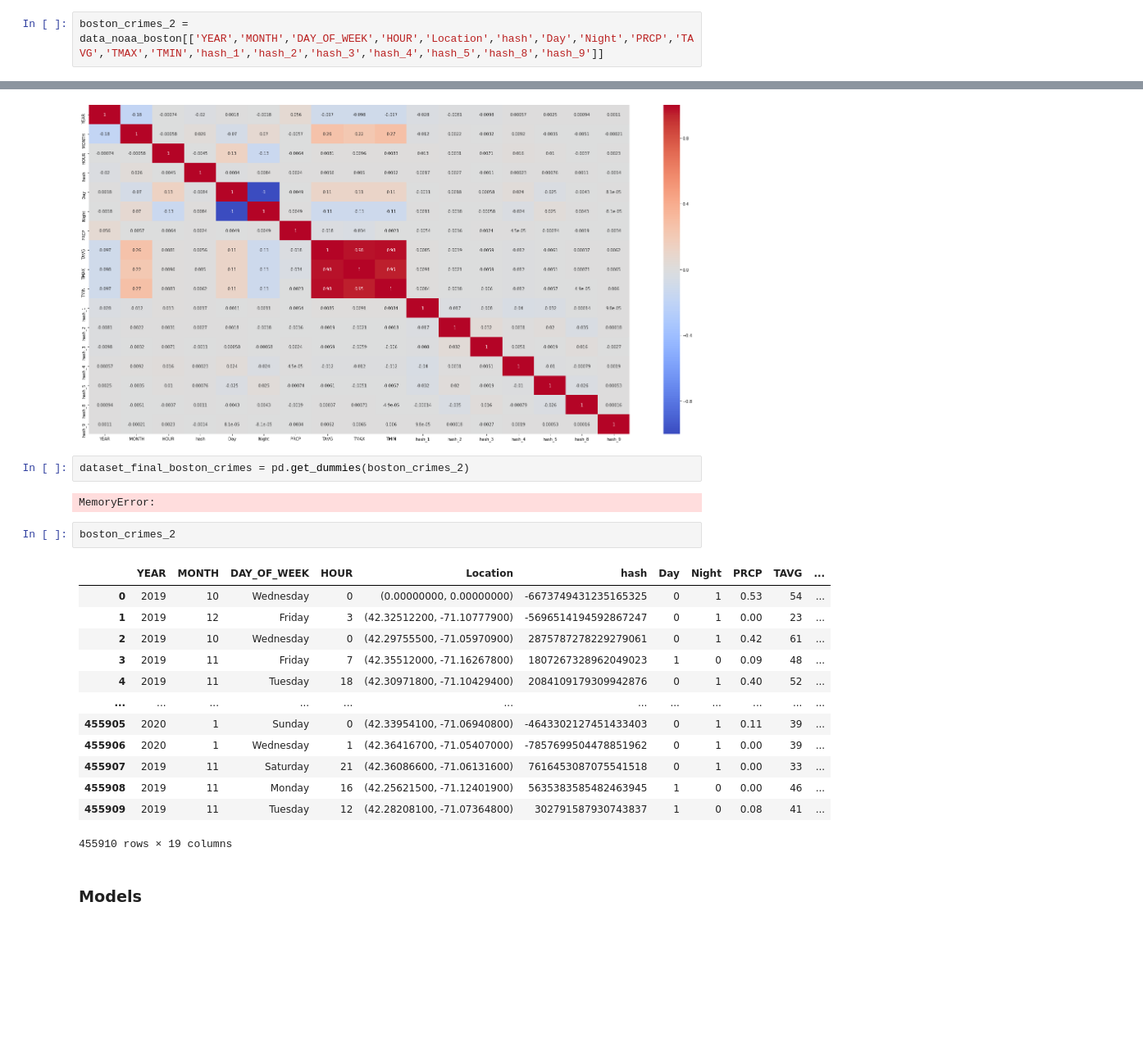
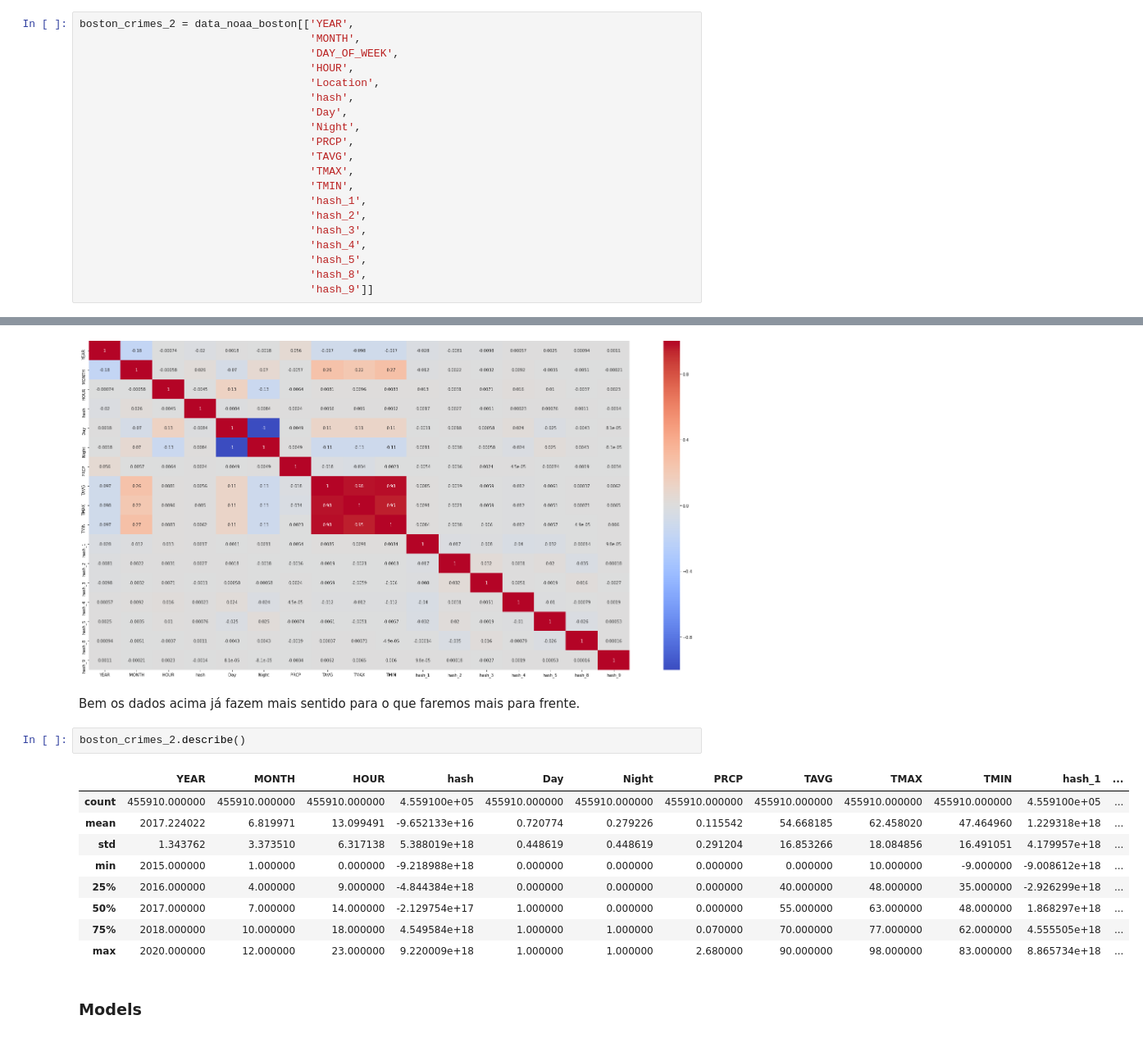
Before and after one commit to pabloazevedo/PortifolioDS, a Jupyter notebook: Boston Crimes.ipynb, the cells around one changed output, grey strips where cells are left out. Shown at 82% size. Drawn from its saved outputs; the diff is of its cells as text; blank space fills up the shorter version.

```diff
--- a/Boston Crimes.ipynb
+++ b/Boston Crimes.ipynb
@@ -359,5 +412,23 @@ data_noaa_boston.info()
 # %%
-boston_crimes_2 = data_noaa_boston[['YEAR','MONTH','DAY_OF_WEEK','HOUR','Location','hash','Day','Night','PRCP','TAVG','TMAX','TMIN','hash_1','hash_2','hash_3','hash_4','hash_5','hash_8','hash_9']]
+boston_crimes_2 = data_noaa_boston[['YEAR',
+                                    'MONTH',
+                                    'DAY_OF_WEEK',
+                                    'HOUR',
+                                    'Location',
+                                    'hash',
+                                    'Day',
+                                    'Night',
+                                    'PRCP',
+                                    'TAVG',
+                                    'TMAX',
+                                    'TMIN',
+                                    'hash_1',
+                                    'hash_2',
+                                    'hash_3',
+                                    'hash_4',
+                                    'hash_5',
+                                    'hash_8',
+                                    'hash_9']]
 # %%
 plt.figure(figsize=(30,15))
 sns.heatmap(boston_crimes_2.corr(),
@@ -367,25 +438,19 @@ sns.heatmap(boston_crimes_2.corr(),
 # %% [output]
 <matplotlib.axes._subplots.AxesSubplot at 0x...>
 [figure]
-# %%
-dataset_final_boston_crimes = pd.get_dummies(boston_crimes_2)
-# %% [output]
-MemoryError:
+# %% [markdown]
+Bem os dados acima já fazem mais sentido para o que faremos mais para frente.
 # %%
-boston_crimes_2
+boston_crimes_2.describe()
 # %% [output]
-|  | YEAR | MONTH | DAY_OF_WEEK | HOUR | Location | hash | Day | Night | PRCP | TAVG | ... |
-| 0 | 2019 | 10 | Wednesday | 0 | (0.00000000, 0.00000000) | -6673749431235165325 | 0 | 1 | 0.53 | 54 | ... |
-| 1 | 2019 | 12 | Friday | 3 | (42.32512200, -71.10777900) | -5696514194592867247 | 0 | 1 | 0.00 | 23 | ... |
-| 2 | 2019 | 10 | Wednesday | 0 | (42.29755500, -71.05970900) | 2875787278229279061 | 0 | 1 | 0.42 | 61 | ... |
-| 3 | 2019 | 11 | Friday | 7 | (42.35512000, -71.16267800) | 1807267328962049023 | 1 | 0 | 0.09 | 48 | ... |
-| 4 | 2019 | 11 | Tuesday | 18 | (42.30971800, -71.10429400) | 2084109179309942876 | 0 | 1 | 0.40 | 52 | ... |
-| ... | ... | ... | ... | ... | ... | ... | ... | ... | ... | ... | ... |
-| 455905 | 2020 | 1 | Sunday | 0 | (42.33954100, -71.06940800) | -4643302127451433403 | 0 | 1 | 0.11 | 39 | ... |
-| 455906 | 2020 | 1 | Wednesday | 1 | (42.36416700, -71.05407000) | -7857699504478851962 | 0 | 1 | 0.00 | 39 | ... |
-| 455907 | 2019 | 11 | Saturday | 21 | (42.36086600, -71.06131600) | 7616453087075541518 | 0 | 1 | 0.00 | 33 | ... |
-| 455908 | 2019 | 11 | Monday | 16 | (42.25621500, -71.12401900) | 5635383585482463945 | 1 | 0 | 0.00 | 46 | ... |
-| 455909 | 2019 | 11 | Tuesday | 12 | (42.28208100, -71.07364800) | 302791587930743837 | 1 | 0 | 0.08 | 41 | ... |
+|  | YEAR | MONTH | HOUR | hash | Day | Night | PRCP | TAVG | TMAX | TMIN | hash_1 | ... |
+| count | 455910.000000 | 455910.000000 | 455910.000000 | 4.559100e+05 | 455910.000000 | 455910.000000 | 455910.000000 | 455910.000000 | 455910.000000 | 455910.000000 | 4.559100e+05 | ... |
+| mean | 2017.224022 | 6.819971 | 13.099491 | -9.652133e+16 | 0.720774 | 0.279226 | 0.115542 | 54.668185 | 62.458020 | 47.464960 | 1.229318e+18 | ... |
+| std | 1.343762 | 3.373510 | 6.317138 | 5.388019e+18 | 0.448619 | 0.448619 | 0.291204 | 16.853266 | 18.084856 | 16.491051 | 4.179957e+18 | ... |
+| min | 2015.000000 | 1.000000 | 0.000000 | -9.218988e+18 | 0.000000 | 0.000000 | 0.000000 | 0.000000 | 10.000000 | -9.000000 | -9.008612e+18 | ... |
+| 25% | 2016.000000 | 4.000000 | 9.000000 | -4.844384e+18 | 0.000000 | 0.000000 | 0.000000 | 40.000000 | 48.000000 | 35.000000 | -2.926299e+18 | ... |
+| 50% | 2017.000000 | 7.000000 | 14.000000 | -2.129754e+17 | 1.000000 | 0.000000 | 0.000000 | 55.000000 | 63.000000 | 48.000000 | 1.868297e+18 | ... |
+| 75% | 2018.000000 | 10.000000 | 18.000000 | 4.549584e+18 | 1.000000 | 1.000000 | 0.070000 | 70.000000 | 77.000000 | 62.000000 | 4.555505e+18 | ... |
+| max | 2020.000000 | 12.000000 | 23.000000 | 9.220009e+18 | 1.000000 | 1.000000 | 2.680000 | 90.000000 | 98.000000 | 83.000000 | 8.865734e+18 | ... |
-455910 rows × 19 columns
 # %% [markdown]
 ### Models
```
Also changed, not shown: parts of 42 cells of this notebook.
